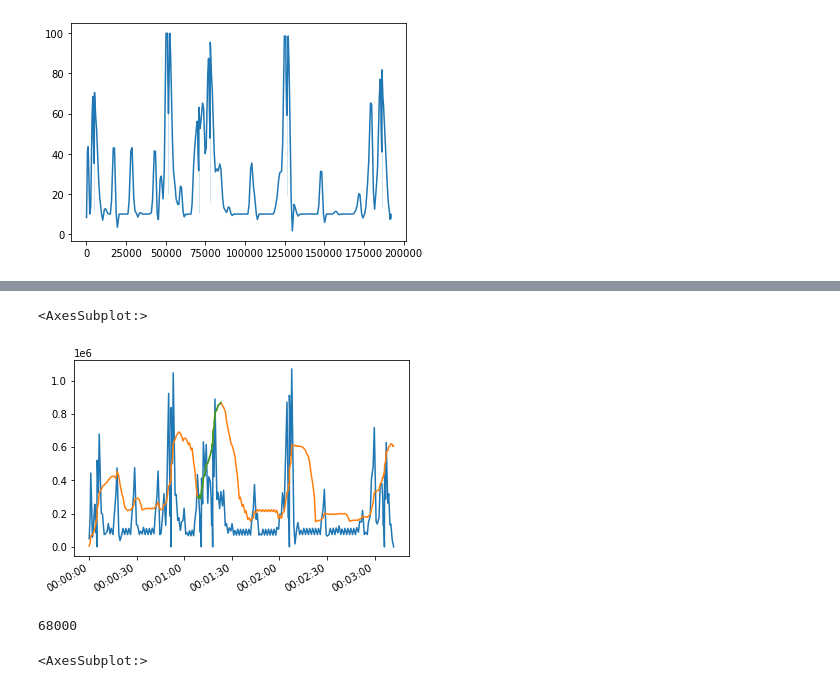
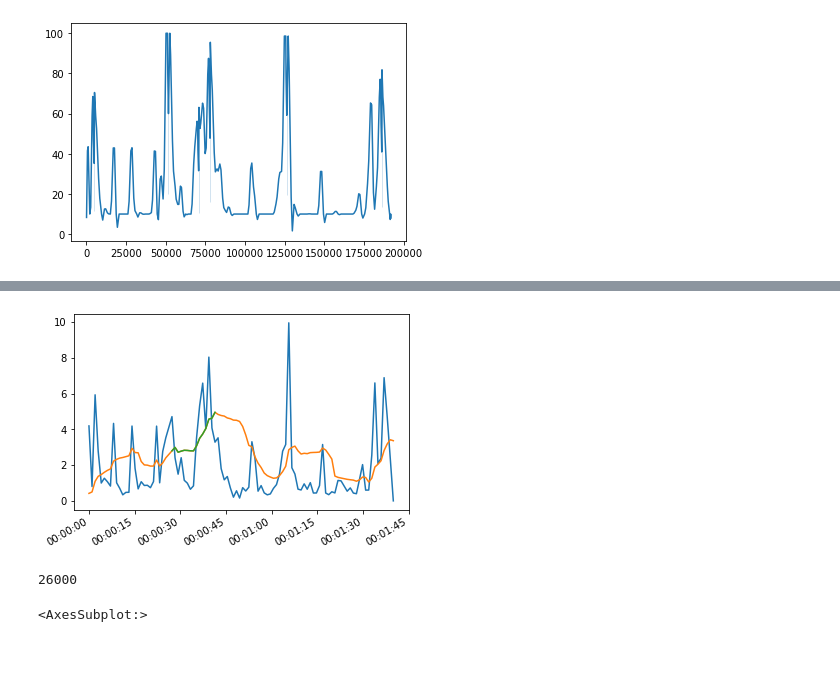
Before and after one commit to circle-ish/DatascienceBC22_final_MedleyGenerator, a Jupyter notebook: spotify_frobnicating.ipynb, the cells around one changed output, grey strips where cells are left out. Saved outputs shown, nothing was run; the diff lists cells and outputs as text; code cells hidden in the pictures; blank space fills up the shorter version.

Commit message:
back end works now and produces 15s snippets of songs

```diff
--- a/spotify_frobnicating.ipynb
+++ b/spotify_frobnicating.ipynb
@@ -549,7 +552,9 @@ yt_handler.init_virt_browser(options = options, wait_in_sec = 70)
 # %% [markdown]
 ### Selenium Example
 # %%
-from src.YoutubeHandler import YoutubeHandler
-yt_handler = YoutubeHandler()
-yt_handler.init_virt_browser()
-driver, browser = yt_handler.get_browsers()
+from src.RequestsYTHandler import RequestsYTHandler
+from src.AsyncHandler import AsyncHandler
+yt_handler = RequestsYTHandler(_async_handler = AsyncHandler())
+
+from asyncio import create_task
+await create_task(yt_handler.setup())
@@ -639,3 +650,5 @@ import seaborn as sns
 g = sns.lineplot(x=graph['x'], y=graph['y'])
 # %% [output]
 [figure]
+# %%
+graph = await yt_handler.get_most_replayed('I-i4fat9_fQ', 100)
@@ -658,24 +688,23 @@ window_dt = pd.offsets.Second(window_size_in_sec)
 # %%
 df_windowed_popularity = (
                 df_graph
-                    .set_index(pd.to_datetime(df_graph['time'].array, unit='ms'))['scaled_popularity']
+                    .set_index(pd.to_datetime(df_graph['time'].array, unit='s'))['scaled_popularity']
                     .rolling(window=f'{window_size_in_sec}s')
                     .sum()
                      )
 
 snippet_end = df_windowed_popularity.idxmax()
 snippet_start = snippet_end - window_dt
 
-(df_graph.set_index(pd.to_datetime(df_graph['time'].array, unit='ms'))['scaled_popularity'] * 10).plot()
-df_windowed_popularity.plot()      # orange
-df_windowed_popularity[snippet_start:snippet_end].plot() # green
+g = (df_graph.set_index(pd.to_datetime(df_graph['time'].array, unit='s'))['scaled_popularity'] * 10).plot()
+g = df_windowed_popularity.plot()      # orange
+g = df_windowed_popularity[snippet_start:snippet_end].plot() # green
 # %% [output]
-<AxesSubplot:>
-[figure, old version]
+[figure, new version]
 # %%
 (snippet_start.minute*60 + snippet_start.second) * 1000
 # %% [output]
-68000
+26000
 # %%
 
 df_graph[['popularity']].diff().plot()
```
Also changed, not shown: parts of 78 cells of this notebook.
